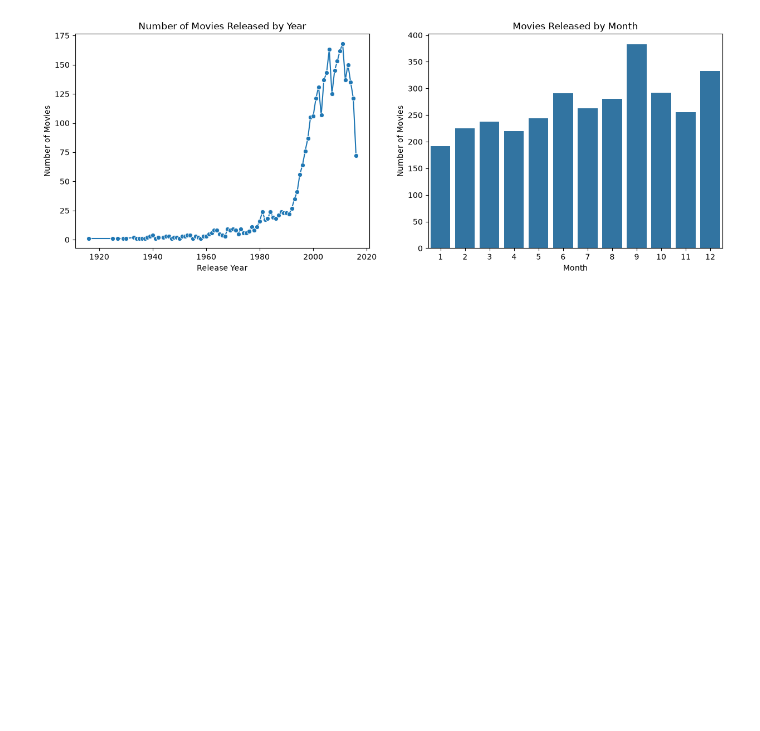
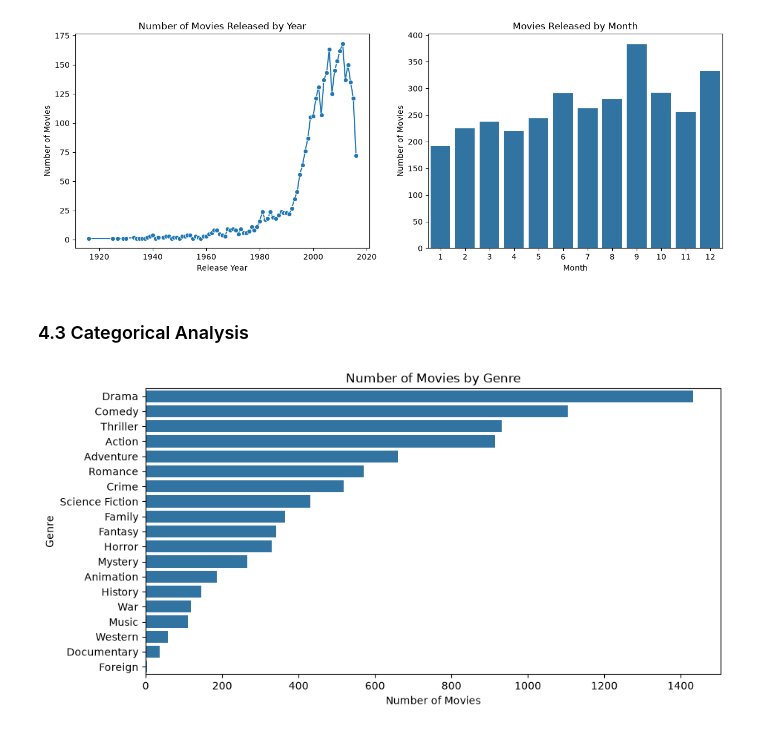
Before and after one commit to DMill31/capstone-project, a Jupyter notebook: miller_capstone.ipynb, the cells around one changed output. Cells and saved outputs as stored; diff of their text form; code cells hidden in the pictures; blank space fills up the shorter version.

Commit message:
Added EDA for categorical features

```diff
--- a/miller_capstone.ipynb
+++ b/miller_capstone.ipynb
@@ -642,3 +629,28 @@ fig2.set_ylabel("Number of Movies")
 plt.show()
 # %% [output]
 [figure]
+# %% [markdown]
+### 4.3 Categorical Analysis
+# %%
+# Genre analysis
+genres_df = df_clean.copy()
+
+genres_df['genres'] = genres_df['genres'].apply(
+    lambda x: ast.literal_eval(x) if isinstance(x, str) else x
+)
+
+
+genres_exploded = genres_df.explode('genres').reset_index(drop=True)
+
+
+plt.figure(figsize=(10,5))
+
+sns.countplot(data=genres_exploded, y='genres', order=genres_exploded['genres'].value_counts().index)
+
+plt.title("Number of Movies by Genre")
+plt.xlabel("Number of Movies")
+plt.ylabel("Genre")
+
+plt.show()
+# %% [output]
+[figure, added]
```
Also changed, not shown: parts of 6 cells of this notebook.
